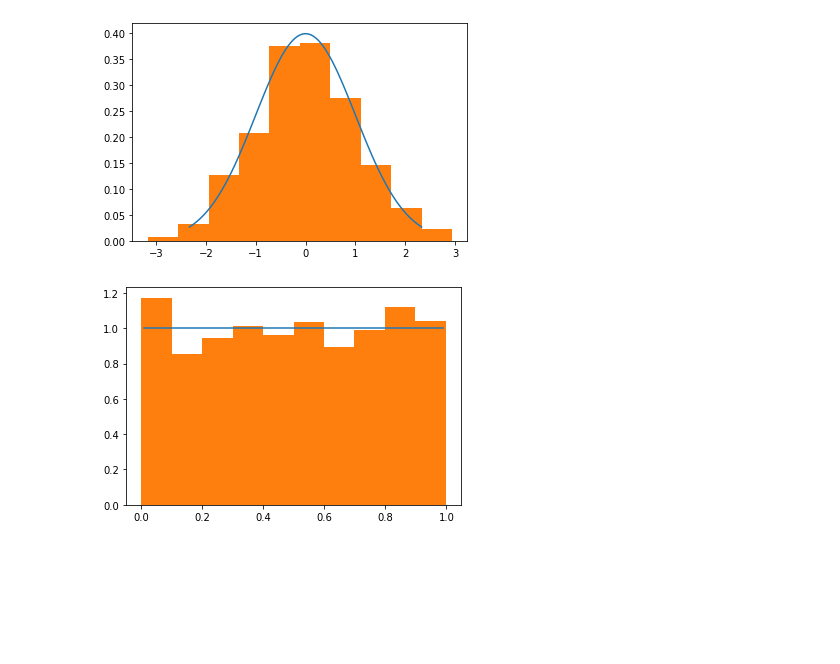
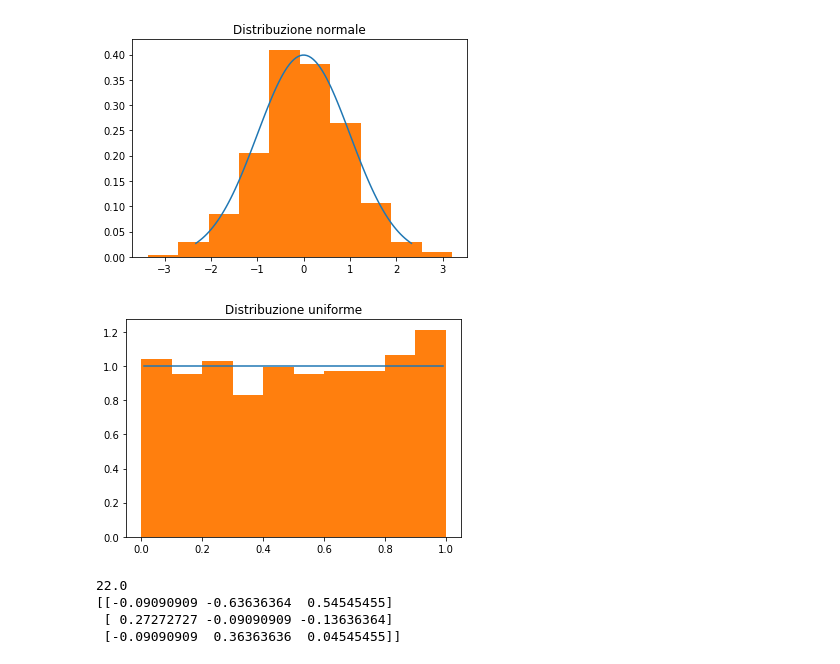
Before and after one commit to anhelus/pcs, a Jupyter notebook: material/02_libs/11_scipy/notebook.ipynb, the cells around one changed output. Cells and saved outputs as stored; diff of their text form; code cells hidden in the pictures; blank space fills up the shorter version.

```diff
--- a/material/02_libs/11_scipy/notebook.ipynb
+++ b/material/02_libs/11_scipy/notebook.ipynb
@@ -4,24 +8,26 @@ import matplotlib.pyplot as plt
 # %%
-from scipy.stats import norm, uniform
-
-
-def plot_distribution(dtype):
-    x_1 = np.linspace(dtype.ppf(0.01), dtype.ppf(0.99), 100)
-    r_1 = dtype.rvs(size=1000)
-    plt.plot(x_1, dtype.pdf(x_1))
-    plt.hist(r_1, density=True)
+def plot_distribution(dtype, title):
+    x = np.linspace(dtype.ppf(0.01), dtype.ppf(0.99), 100)
+    r = dtype.rvs(size=1000)
+    plt.plot(x, dtype.pdf(x))
+    plt.hist(r, density=True)
+    plt.title(title)
     plt.show()
 
-# x_1 = np.linspace(norm.ppf(0.01), norm.ppf(0.99), 100)
-# r_1 = norm.rvs(size=1000)
-
-# plt.plot(x_1, norm.pdf(x_1))
-# plt.hist(r_1, density=True)
-# plt.show()
-plot_distribution(norm)
+plot_distribution(norm, 'Distribuzione normale')
+plot_distribution(uniform, 'Distribuzione uniforme')
 # %% [output]
-[figure, old version]
+[figure, new version]
+[figure, added]
-# %%
-plot_distribution(uniform)
-# %% [output]
-[figure, removed]
+# %%
+mat = np.array([[1, 5, 3], [0, 1, 3], [2, 2, 4]])
+d = linalg.det(mat)
+i = linalg.inv(mat)
+
+print(d)
+print(i)
+# %% [output]
+22.0
+[[-0.09090909 -0.63636364  0.54545455]
+ [ 0.27272727 -0.09090909 -0.13636364]
+ [-0.09090909  0.36363636  0.04545455]]
```
Also changed, not shown: parts of 2 cells of this notebook, 5 other files.
